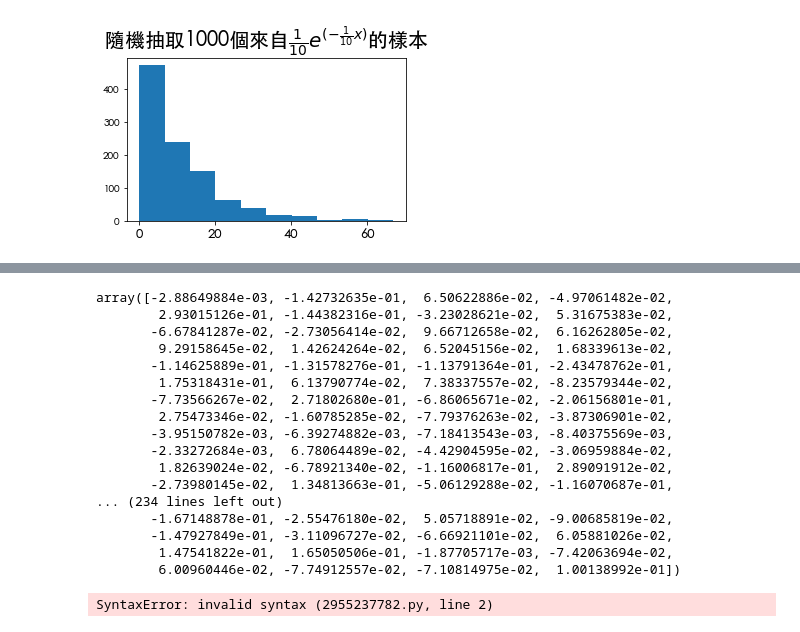
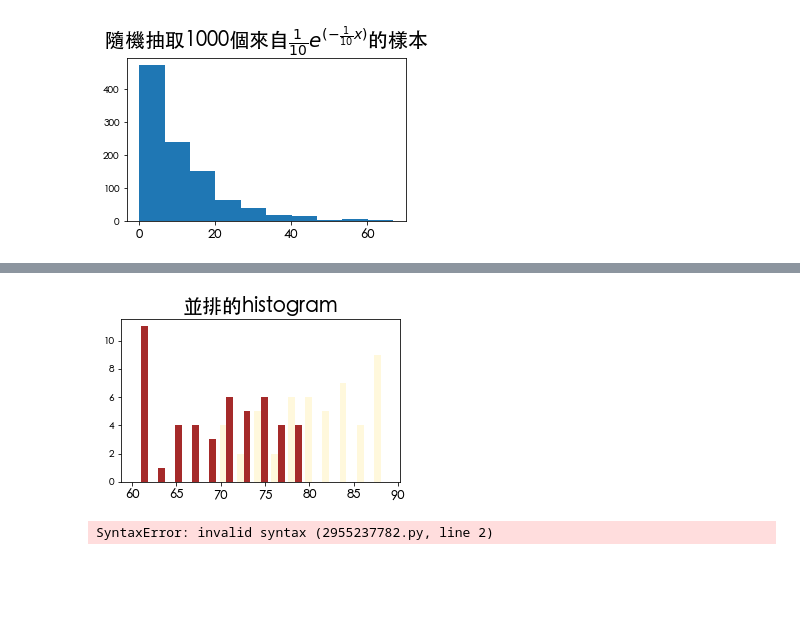
Before and after one commit to 105304039/110statistic_1, a Jupyter notebook: matplotlib(未完成).ipynb, the cells around one changed output, grey strips where cells are left out. Saved outputs shown, nothing was run; the diff lists cells and outputs as text; code cells hidden in the pictures; blank space fills up the shorter version.

```diff
--- a/matplotlib(未完成).ipynb
+++ b/matplotlib(未完成).ipynb
@@ -204,23 +228,12 @@ plt.plot(x, norm.pdf(x, 10, 10/np.sqrt(n)))
 # %%
-(xbar-np.mean(xbar))/np.mean(xbar)
+np.random.seed(11031012)   # 固定隨機
+A = np.random.randint(70,90,50) # 隨機抽取70~90之間的50個整數
+B = np.random.randint(60,80,48)
+plt.title("並排的histogram")
+plt.hist([A,B],bins = 15,color = ["cornsilk","brown"])
+plt.show()
 # %% [output]
-array([-2.88649884e-03, -1.42732635e-01,  6.50622886e-02, -4.97061482e-02,
-        2.93015126e-01, -1.44382316e-01, -3.23028621e-02,  5.31675383e-02,
-       -6.67841287e-02, -2.73056414e-02,  9.66712658e-02,  6.16262805e-02,
-        9.29158645e-02,  1.42624264e-02,  6.52045156e-02,  1.68339613e-02,
-       -1.14625889e-01, -1.31578276e-01, -1.13791364e-01, -2.43478762e-01,
-        1.75318431e-01,  6.13790774e-02,  7.38337557e-02, -8.23579344e-02,
-       -7.73566267e-02,  2.71802680e-01, -6.86065671e-02, -2.06156801e-01,
-        2.75473346e-02, -1.60785285e-02, -7.79376263e-02, -3.87306901e-02,
-       -3.95150782e-03, -6.39274882e-03, -7.18413543e-03, -8.40375569e-03,
-       -2.33272684e-03,  6.78064489e-02, -4.42904595e-02, -3.06959884e-02,
-        1.82639024e-02, -6.78921340e-02, -1.16006817e-01,  2.89091912e-02,
-       -2.73980145e-02,  1.34813663e-01, -5.06129288e-02, -1.16070687e-01,
-... (234 lines left out)
-       -1.67148878e-01, -2.55476180e-02,  5.05718891e-02, -9.00685819e-02,
-       -1.47927849e-01, -3.11096727e-02, -6.66921101e-02,  6.05881026e-02,
-        1.47541822e-01,  1.65050506e-01, -1.87705717e-03, -7.42063694e-02,
-        6.00960446e-02, -7.74912557e-02, -7.10814975e-02,  1.00138992e-01])
+[figure, added]
 # %%
 * histogram
 透過from scipy.stats import expon獲得指數分配相關的套件內容\
```
Also changed, not shown: parts of 20 cells of this notebook, 1 other file.
